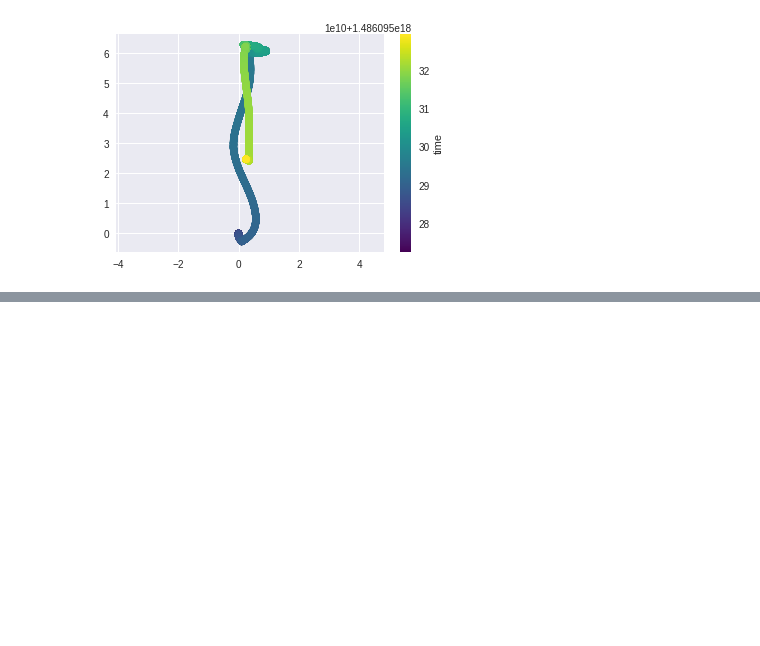
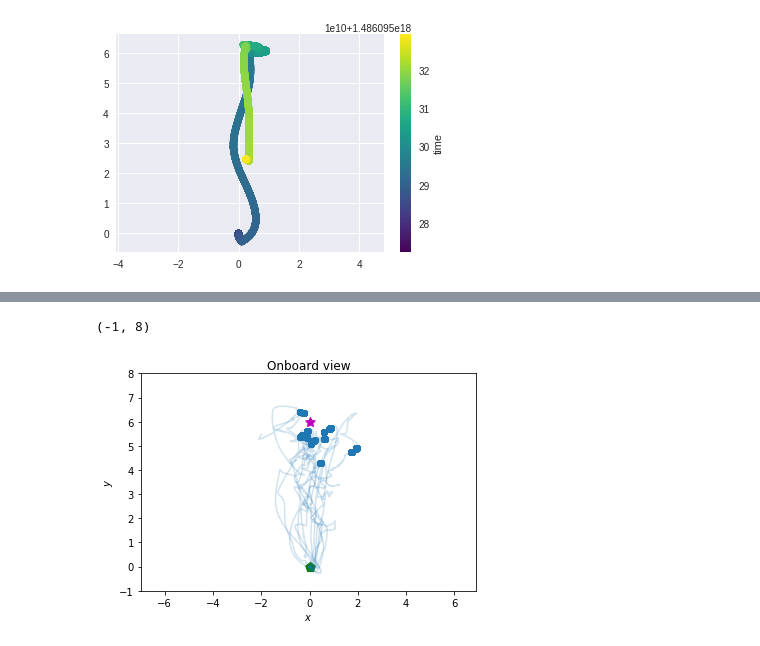
Before and after one commit to ahermassi/spirit, a Jupyter notebook: analysis/Analysis.ipynb, the cells around one changed output, grey strips where cells are left out. Saved outputs shown, nothing was run; the diff lists cells and outputs as text; code cells hidden in the pictures; blank space fills up the shorter version.

Commit message:
Show wen

```diff
--- a/analysis/Analysis.ipynb
+++ b/analysis/Analysis.ipynb
@@ -473,2 +450,0 @@ df0
-# %%
-for filename in glob.glob("bagfiles/*.bag"):
@@ -474,0 +453,3 @@ for filename in glob.glob("bagfiles/*.bag"):
+# %%
+df = pd.read_csv("csv/experiment-1_user-04_run-02.csv", parse_dates=["time"])
+df.head()
@@ -474,0 +463,14 @@ for filename in glob.glob("bagfiles/*.bag"):
+# %%
+for filename in glob.glob("csv/experiment-0_*.csv"):
+    if "user-99" not in filename:
+        df = pd.read_csv(filename, parse_dates=["time"])
+        if any(df.arrived):
+            plot_xy_conditional(df, df.arrived==1, x="xn", y="yn", alpha_not_condition=0.2, line=True)
+plot_targets(df, x="xn", y="yn", target_coords=[Coords(0, -6)], show_final=False)
+plt.xlabel(r"$x$")
+plt.ylabel(r"$y$")
+plt.title("Onboard view")
+plt.ylim(-1, 8)
+# %% [output]
+(-1, 8)
+[figure, added]
```
Also changed, not shown: parts of 10 cells of this notebook.
